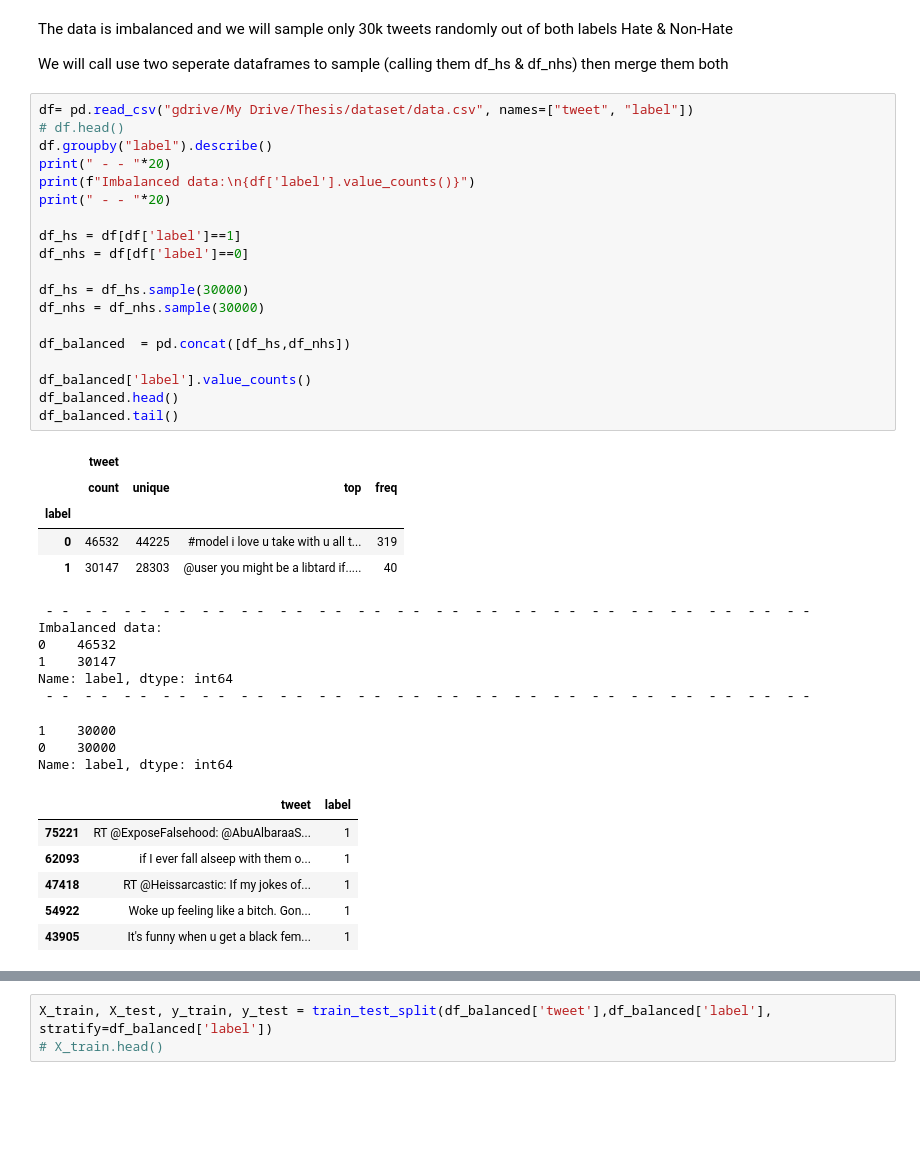
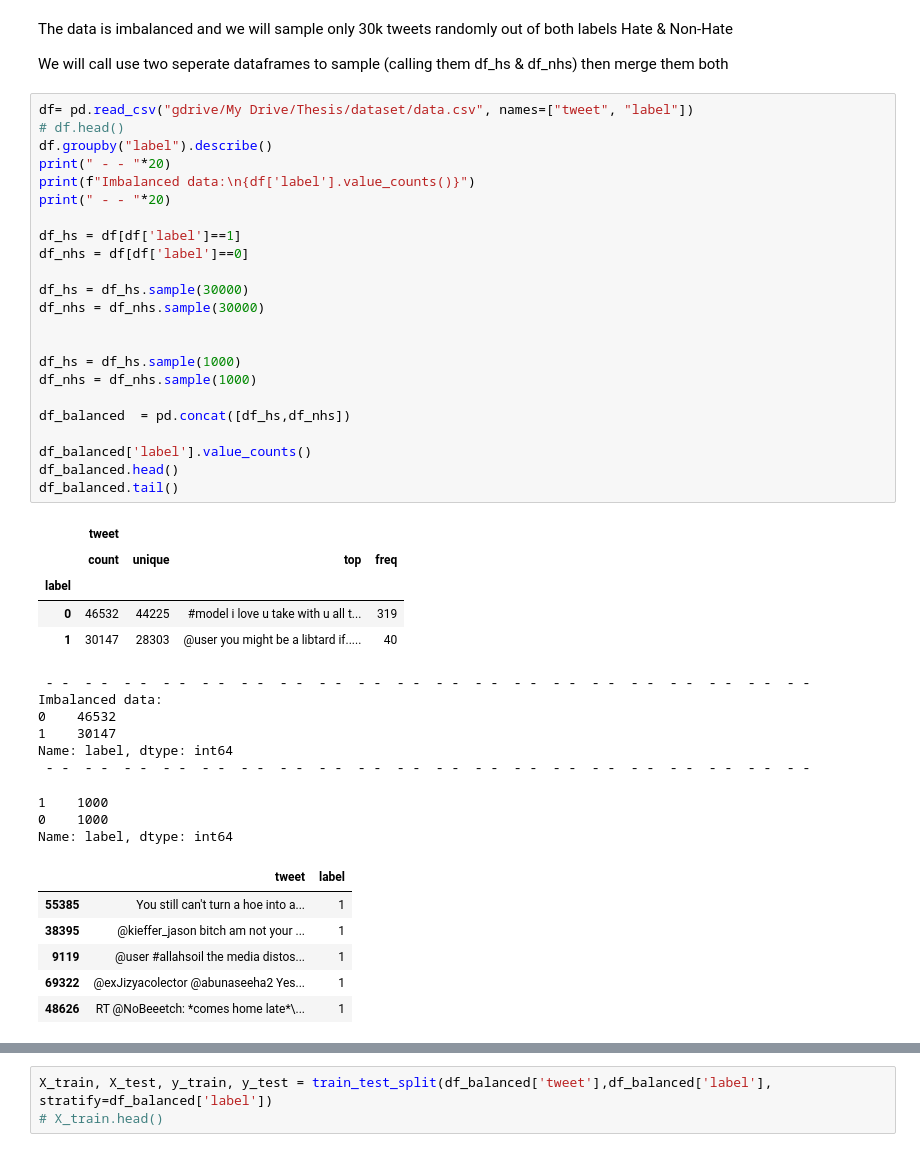
Before and after one commit to melwyn-dsouza/hate_speech_detect, a Jupyter notebook: HSD.ipynb, the cells around one changed output, grey strips where cells are left out. Saved outputs shown, nothing was run; the diff lists cells and outputs as text; blank space fills up the shorter version.

```diff
--- a/HSD.ipynb
+++ b/HSD.ipynb
@@ -69,38 +67,42 @@ df= pd.read_csv("gdrive/My Drive/Thesis/dataset/data.csv", names=["tweet", "labe
 df.groupby("label").describe()
 print(" - - "*20)
 print(f"Imbalanced data:\n{df['label'].value_counts()}")
 print(" - - "*20)
 
 df_hs = df[df['label']==1]
 df_nhs = df[df['label']==0]
 
 df_hs = df_hs.sample(30000)
 df_nhs = df_nhs.sample(30000)
 
+
+df_hs = df_hs.sample(1000)
+df_nhs = df_nhs.sample(1000)
+
 df_balanced  = pd.concat([df_hs,df_nhs])
 
 df_balanced['label'].value_counts()
 df_balanced.head()
 df_balanced.tail()
 # %% [output]
 |  | tweet |  |  |  |
 |  | count | unique | top | freq |
 | label |  |  |  |  |
 | 0 | 46532 | 44225 | #model i love u take with u all t... | 319 |
 | 1 | 30147 | 28303 | @user you might be a libtard if..... | 40 |
  - -  - -  - -  - -  - -  - -  - -  - -  - -  - -  - -  - -  - -  - -  - -  - -  - -  - -  - -  - -
 Imbalanced data:
 0    46532
 1    30147
 Name: label, dtype: int64
  - -  - -  - -  - -  - -  - -  - -  - -  - -  - -  - -  - -  - -  - -  - -  - -  - -  - -  - -  - -
-1    30000
-0    30000
+1    1000
+0    1000
 Name: label, dtype: int64
 |  | tweet | label |
-| 75221 | RT @ExposeFalsehood: @AbuAlbaraaS... | 1 |
-| 62093 | if I ever fall alseep with them o... | 1 |
-| 47418 | RT @Heissarcastic: If my jokes of... | 1 |
-| 54922 | Woke up feeling like a bitch. Gon... | 1 |
-| 43905 | It's funny when u get a black fem... | 1 |
+| 55385 | You still can't turn a hoe into a... | 1 |
+| 38395 | @kieffer_jason bitch am not your ... | 1 |
+| 9119 | @user #allahsoil the media distos... | 1 |
+| 69322 | @exJizyacolector @abunaseeha2 Yes... | 1 |
+| 48626 | RT @NoBeeetch: *comes home late*\... | 1 |
 |  | tweet | label |
```
Also changed, not shown: parts of 7 cells of this notebook.
